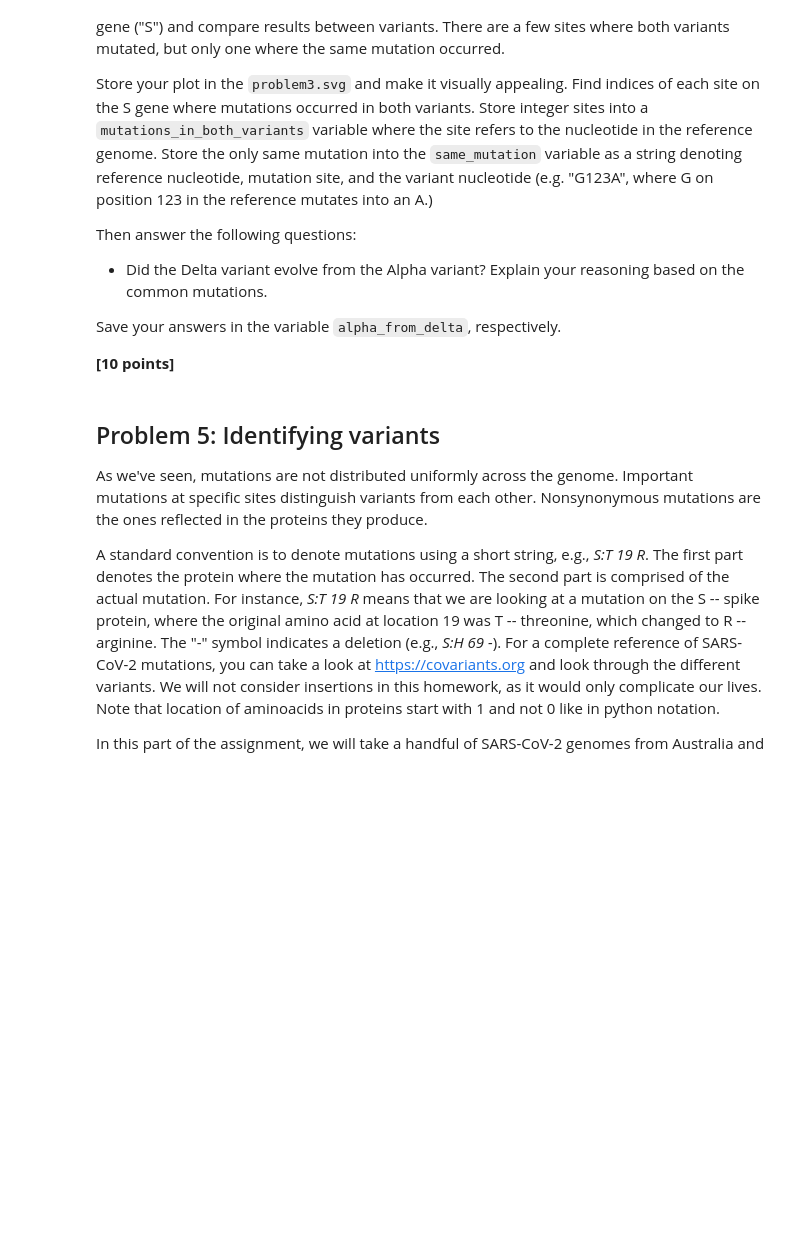
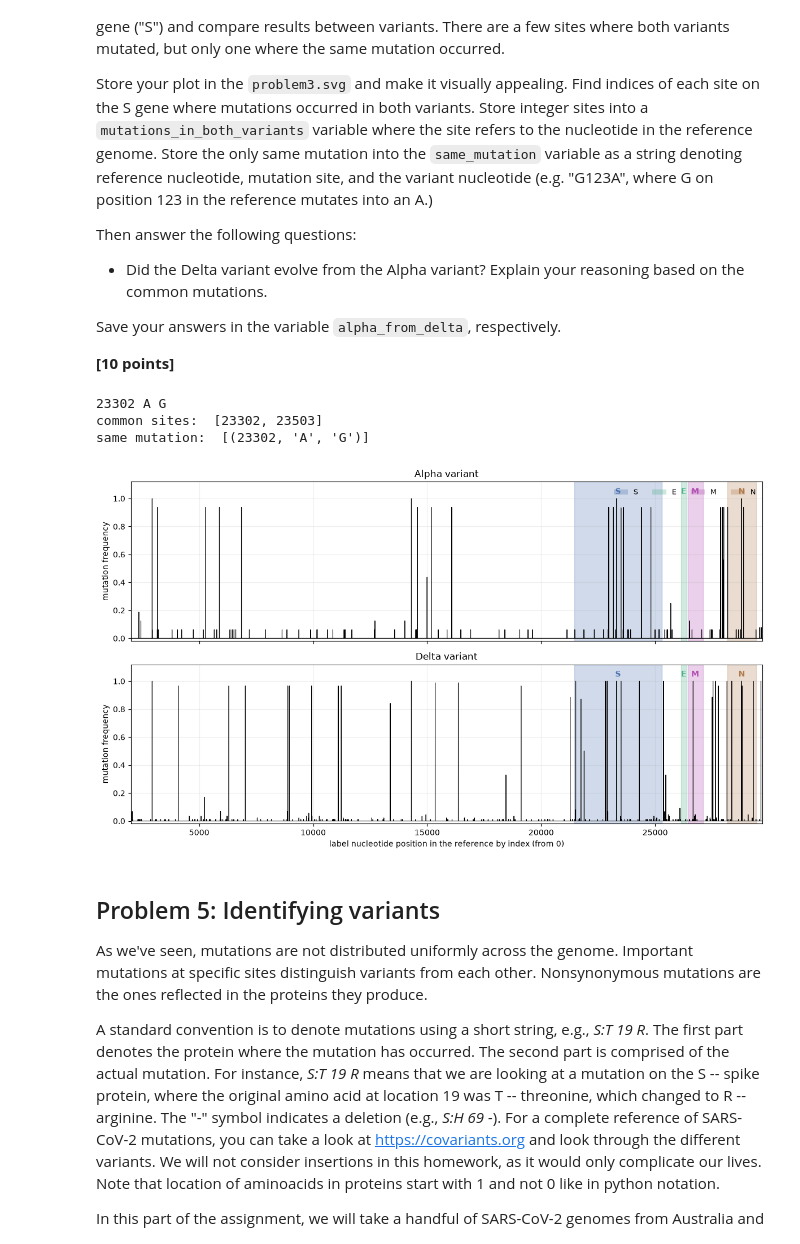
Before and after one commit to Shaelynnnn/assign_viral_evo, a Jupyter notebook: viral_evo_workbook.ipynb, the cells around one changed output. Cells and saved outputs as stored; diff of their text form; code cells hidden in the pictures; blank space fills up the shorter version.

```diff
--- a/viral_evo_workbook.ipynb
+++ b/viral_evo_workbook.ipynb
@@ -421 +465,60 @@ delta_variants =  ["EPI_ISL_1904460", "EPI_ISL_1904466", "EPI_ISL_1904469", "EPI
+# %%
+alpha_freq, alpha_alt = mutation_freq(alpha_variants)
+delta_freq, delta_alt = mutation_freq(delta_variants)
+
+# determine the vital
+s_start, s_end = gene_locations["S"]
+
+def vital_sites(freq):
+    return [i for i in range(s_start, s_end) if freq[i] > 0.5]
+
+alpha_vital = vital_sites(alpha_freq)
+delta_vital = vital_sites(delta_freq)
+shared = sorted(set(alpha_vital) & set(delta_vital))
+
+same_sites = []
+for i in shared:
+    a = alpha_alt[i].most_common(1)[0][0]
+    d = delta_alt[i].most_common(1)[0][0]
+    if a == d:
+        same_sites.append((i, ref[i], a))
+
+site, ref_nt, alt_nt = same_sites[0]
+print(site, ref_nt, alt_nt)
+### tests
+print("common sites: ", shared)
+print("same mutation: ", same_sites)
+# %% [output]
+23302 A G
+common sites:  [23302, 23503]
+same mutation:  [(23302, 'A', 'G')]
+# %%
+# plots
+colors = {"S": "#4C72B0", "E": "#4CB088", "M": "#B04CB0", "N": "#B07B4C"}
+
+fig, axes = plt.subplots(2, 1, figsize=(12, 7), sharex=True, sharey=True)
+
+for ax, name, freq in zip(axes, ["Alpha", "Delta"], [alpha_freq, delta_freq]):
+    ax.plot(np.arange(len(ref)), freq, color="black", lw=0.8)
+
+    for gene, (start, end) in gene_locations.items():
+        ax.axvspan(start, end, color=colors[gene], alpha=0.26)
+        ax.text((start + end) / 2, 1.02, gene, ha="center", va="bottom",
+                fontsize=10, fontweight="bold", color=colors[gene])
+
+    ax.set_xlim(2000, len(ref))
+    ax.set_ylim(-0.02, 1.12)
+    ax.set_ylabel("mutation frequency")
+    ax.set_title(f"{name} variant")
+    ax.grid(alpha=0.2)
+
+handles = [Patch(facecolor=colors[g], alpha=0.3, label=g) for g in gene_locations]
+axes[0].legend(handles=handles, loc="upper right", ncol=4, frameon=False, fontsize=9)
+
+axes[-1].set_xlabel("label nucleotide position in the reference by index (from 0)")
+fig.tight_layout()
+fig.savefig("problem3.svg")
+plt.show()
+# %% [output]
+[figure, added]
 # %%
```
Also changed, not shown: parts of 5 cells of this notebook, 1 other file.
